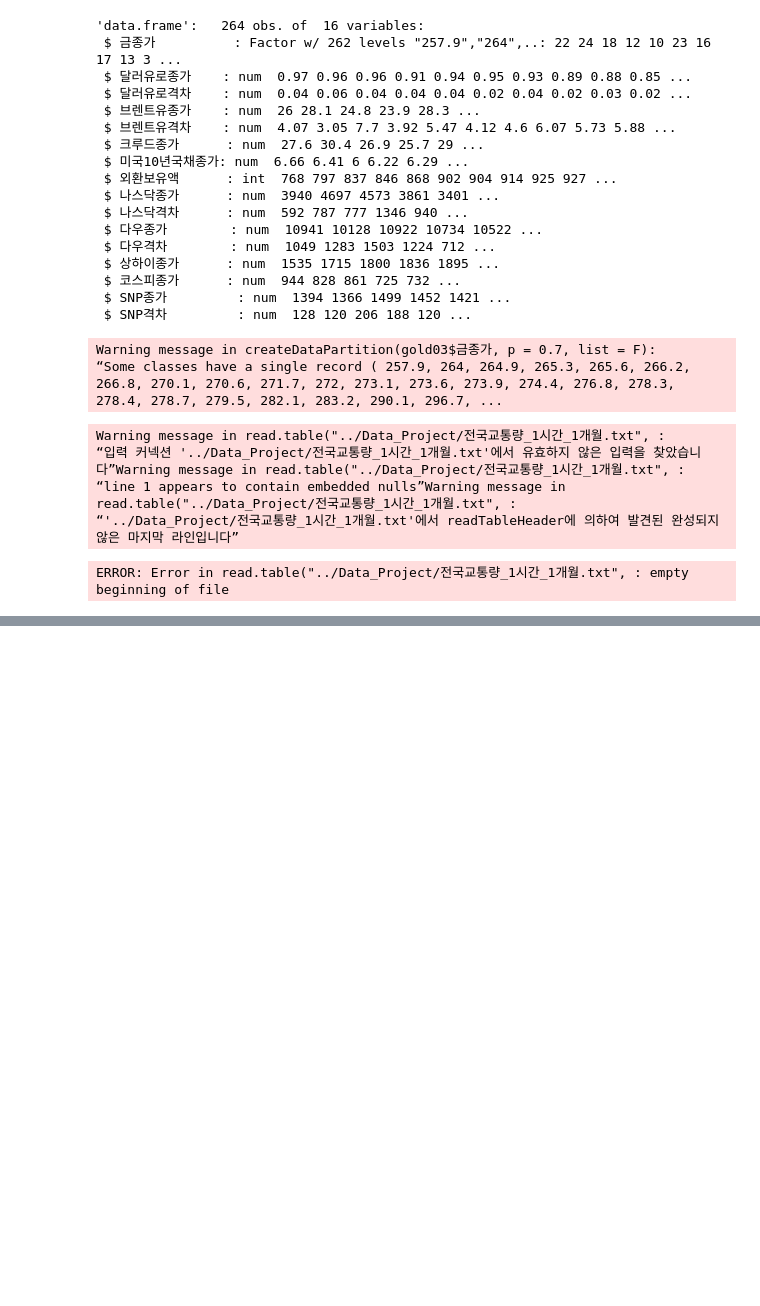
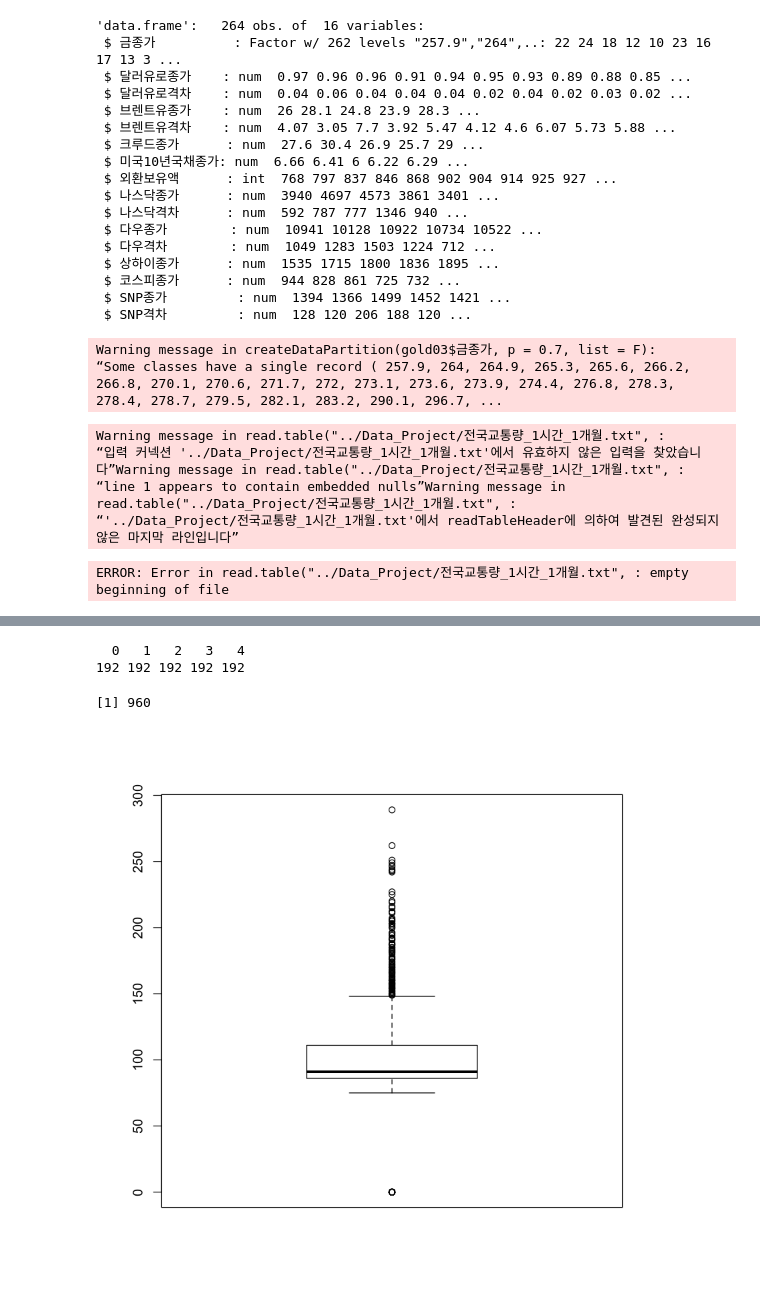
Before and after one commit to jjhwnn/R_Programming, a Jupyter notebook: R & Flutter Project 02.ipynb, the cells around one changed output, grey strips where cells are left out. Cells and saved outputs as stored; diff of their text form; code cells hidden in the pictures; blank space fills up the shorter version.

Commit message:
update seoul & daejeon data

```diff
--- a/R & Flutter Project 02.ipynb
+++ b/R & Flutter Project 02.ipynb
@@ -311,3 +311,5 @@ Warning message in read.table("../Data_Project/전국교통량_1시간_1개월.t
 “line 1 appears to contain embedded nulls”Warning message in read.table("../Data_Project/전국교통량_1시간_1개월.txt", :
 “'../Data_Project/전국교통량_1시간_1개월.txt'에서 readTableHeader에 의하여 발견된 완성되지 않은 마지막 라인입니다”
 ERROR: Error in read.table("../Data_Project/전국교통량_1시간_1개월.txt", : empty beginning of file
+# %%
+seoDae <- read.csv("../Data_Project/서울대전최종.csv")
@@ -313,0 +352,11 @@ ERROR: Error in read.table("../Data_Project/전국교통량_1시간_1개월.txt"
+# %%
+table(seoDae$일차)
+nrow(seoDae)
+# %% [output]
+  0   1   2   3   4
+192 192 192 192 192
+[1] 960
+# %%
+boxplot(seoDae$소요시간)
+# %% [output]
+[figure, added]
```
Also changed, not shown: parts of 13 cells of this notebook.
